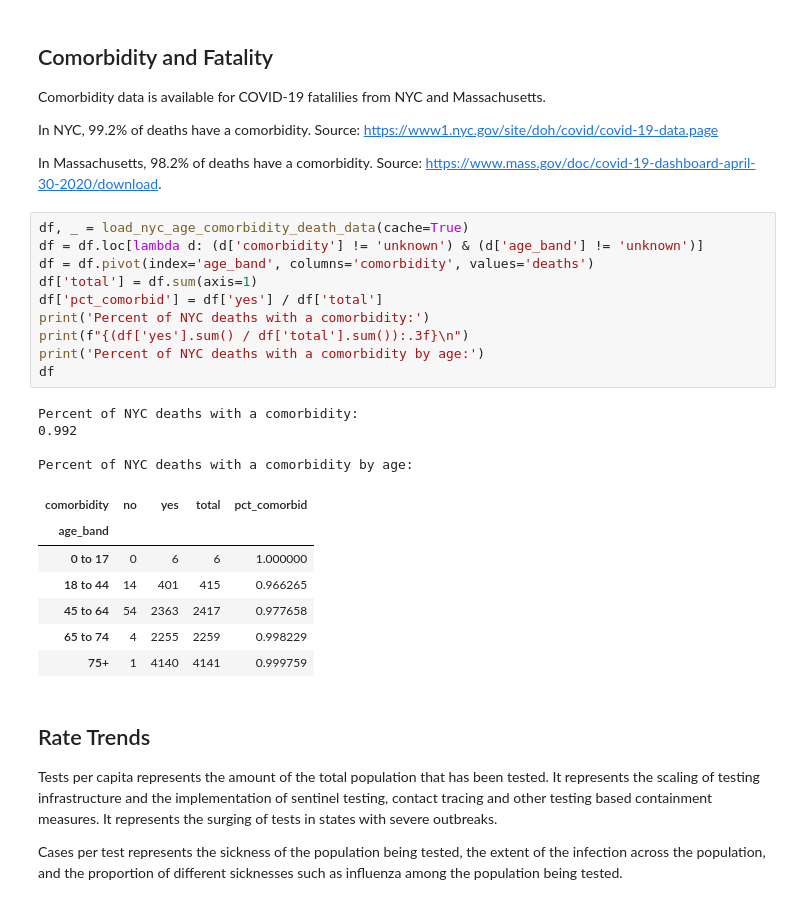
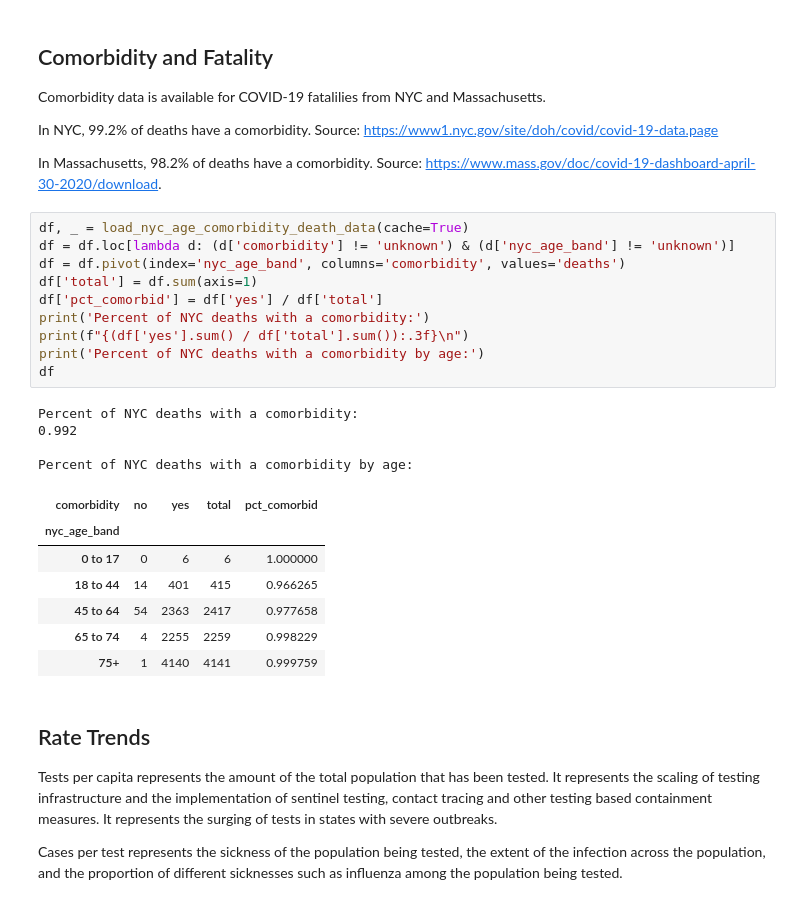
Before and after one commit to todddeluca/coronavirus, a Jupyter notebook: coronavirus_erickson.ipynb, the cells around one changed output. Cells and saved outputs as stored; diff of their text form.

```diff
--- a/coronavirus_erickson.ipynb
+++ b/coronavirus_erickson.ipynb
@@ -112,21 +114,21 @@ In NYC, 99.2% of deaths have a comorbidity. Source: https://www1.nyc.gov/site/do
 In Massachusetts, 98.2% of deaths have a comorbidity. Source: https://www.mass.gov/doc/covid-19-dashboard-april-30-2020/download.
 # %%
 df, _ = load_nyc_age_comorbidity_death_data(cache=True)
-df = df.loc[lambda d: (d['comorbidity'] != 'unknown') & (d['age_band'] != 'unknown')]
-df = df.pivot(index='age_band', columns='comorbidity', values='deaths')
+df = df.loc[lambda d: (d['comorbidity'] != 'unknown') & (d['nyc_age_band'] != 'unknown')]
+df = df.pivot(index='nyc_age_band', columns='comorbidity', values='deaths')
 df['total'] = df.sum(axis=1)
 df['pct_comorbid'] = df['yes'] / df['total']
 print('Percent of NYC deaths with a comorbidity:')
 print(f"{(df['yes'].sum() / df['total'].sum()):.3f}\n")
 print('Percent of NYC deaths with a comorbidity by age:')
 df
 # %% [output]
 Percent of NYC deaths with a comorbidity:
 0.992
 
 Percent of NYC deaths with a comorbidity by age:
 | comorbidity | no | yes | total | pct_comorbid |
-| age_band |  |  |  |  |
+| nyc_age_band |  |  |  |  |
 | 0 to 17 | 0 | 6 | 6 | 1.000000 |
 | 18 to 44 | 14 | 401 | 415 | 0.966265 |
 | 45 to 64 | 54 | 2363 | 2417 | 0.977658 |
```
Also changed, not shown: parts of 12 cells of this notebook, 4 other files.
